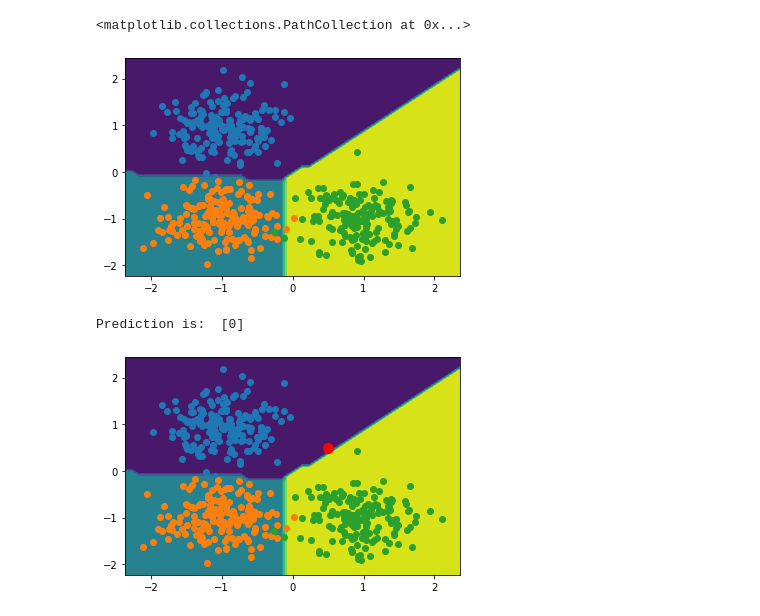
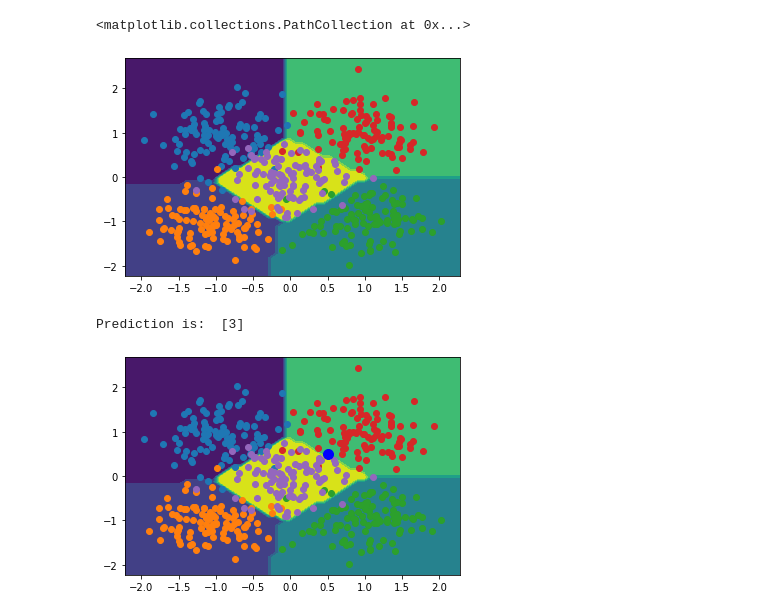
Before and after one commit to hpt1988/Applied-Deep-Learning_The-Complete-Self-Driving-Car-Course, a Jupyter notebook: multiclass_classification/multiclass_classification.ipynb, the cells around one changed output. Cells and saved outputs as stored; diff of their text form; code cells hidden in the pictures.

Commit message:
adding two more dataclasses to our datapoints to see the performance of the model for more complex datasets

```diff
--- a/multiclass_classification/multiclass_classification.ipynb
+++ b/multiclass_classification/multiclass_classification.ipynb
@@ -17,7 +17,7 @@ n_pts = 500
 # Exact position of centers is not too important. However, the following
 # positions are chosen to create a small degree of separation between the data
 # classes so that they can be effectively classified.
-centers = [[-1, 1], [-1, -1], [1, -1]]
+centers = [[-1, 1], [-1, -1], [1, -1], [1, 1], [0, 0]]
 
 # Makes blobs in different coordinates of the grid. We'll use this function to
 # import a dataset. It creates a cluster of datapoints that are all randomly
@@ -69,7 +71,7 @@ plt.scatter(X[y==2, 0], X[y==2, 1])
 # second argument in the to_categorical function is an optional value to
 # represents the amount of dataclasses that we have in our datasets. If left
 # blank, the function is fed default value which is 3 data classes
-y_cat = to_categorical(y, 3)
+y_cat = to_categorical(y, 5)
 print(y)
 print(y_cat)
 # %% [output]
@@ -93,7 +95,7 @@ print(y_cat)
 # %%
 # We create a simple network with one input and one output layer
 model = Sequential()
-model.add(Dense(units=3, input_shape=(2,), activation='softmax'))
+model.add(Dense(units=5, input_shape=(2,), activation='softmax'))
 model.compile(Adam(0.1), loss='categorical_crossentropy', metrics=['accuracy'])
 # %%
 # Note that the hot encoded labels should be used
@@ -144,21 +146,25 @@ plot_decision_boundary(X, y_cat, model)
 plt.scatter(X[y==0, 0], X[y==0, 1])
 plt.scatter(X[y==1, 0], X[y==1, 1])
 plt.scatter(X[y==2, 0], X[y==2, 1])
+plt.scatter(X[y==3, 0], X[y==3, 1])
+plt.scatter(X[y==4, 0], X[y==4, 1])
 # %% [output]
 <matplotlib.collections.PathCollection at 0x...>
-[figure, old version]
+[figure, new version]
 # %%
 plot_decision_boundary(X, y_cat, model)
 plt.scatter(X[y==0, 0], X[y==0, 1])
 plt.scatter(X[y==1, 0], X[y==1, 1])
 plt.scatter(X[y==2, 0], X[y==2, 1])
+plt.scatter(X[y==3, 0], X[y==3, 1])
+plt.scatter(X[y==4, 0], X[y==4, 1])
 
 x = 0.5
 y = 0.5
 point = np.array([[x, y]])
 prediction = model.predict_classes(point)
-plt.plot([x], [y], marker='o', markersize=10, color='r')
+plt.plot([x], [y], marker='o', markersize=10, color='b')
 print("Prediction is: ", prediction)
 # %% [output]
-Prediction is:  [0]
+Prediction is:  [3]
-[figure, old version]
+[figure, new version]
```
Also changed, not shown: parts of 4 cells of this notebook.
